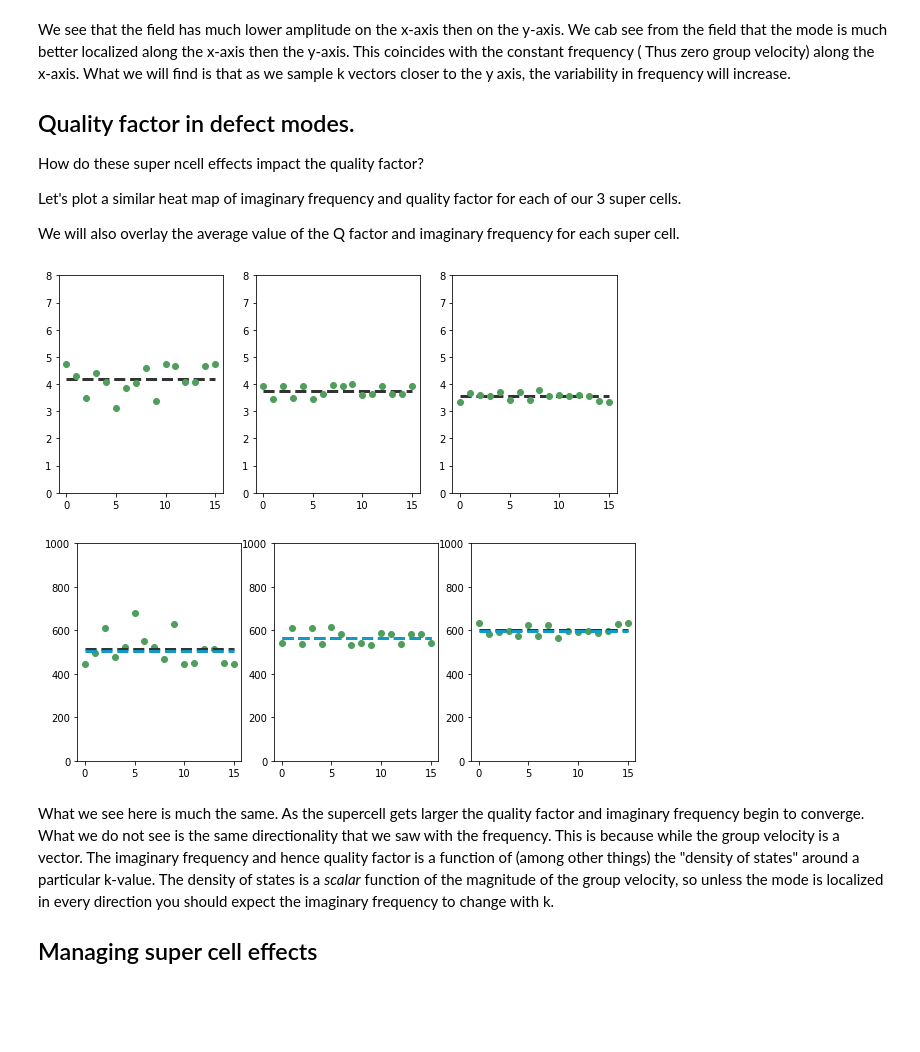
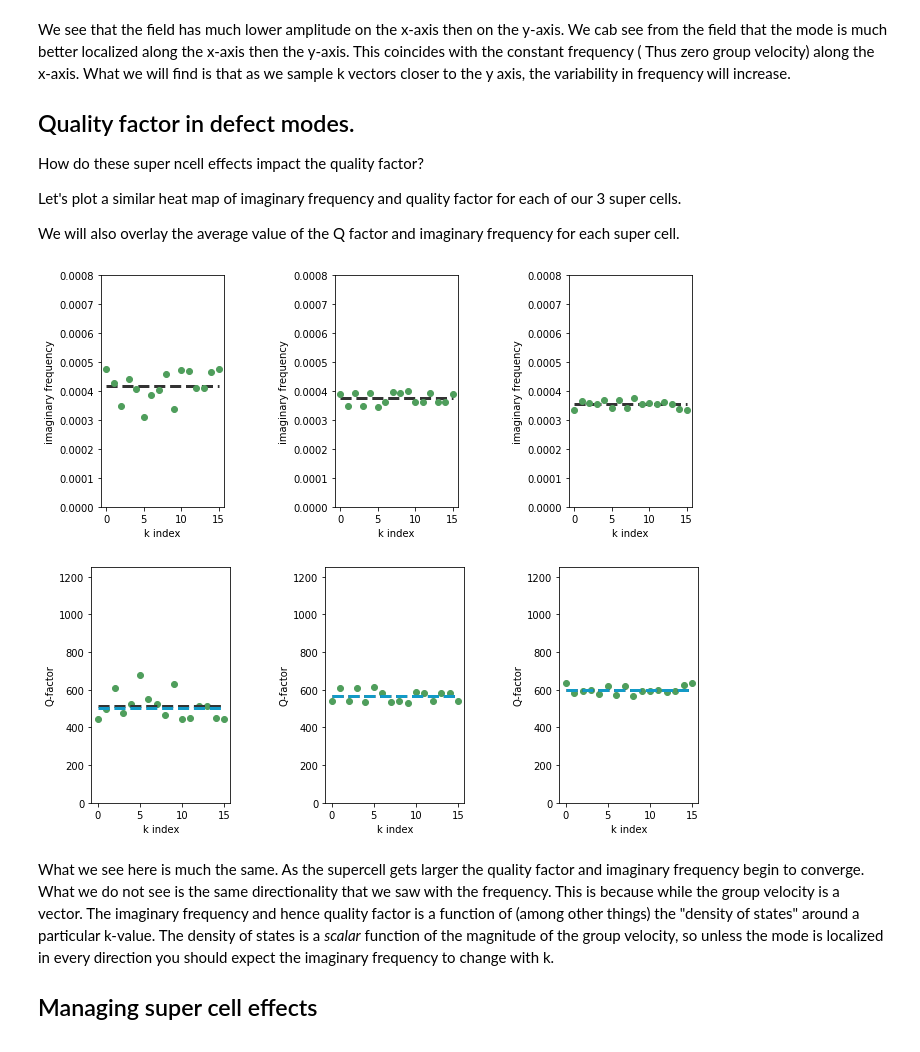
Before and after one commit to ENPH-2113-Silicon-Photonics/legume, a Jupyter notebook: chickpea_docs/04_Localization_and_Supercell_Effects.ipynb, the cells around one changed output. Cells and saved outputs as stored; diff of their text form; code cells hidden in the pictures; blank space fills up the shorter version.

```diff
--- a/chickpea_docs/04_Localization_and_Supercell_Effects.ipynb
+++ b/chickpea_docs/04_Localization_and_Supercell_Effects.ipynb
@@ -169,10 +169,11 @@ fig, ax = plt.subplots(1,3)
 for i, cma in enumerate(cmas):
 
     ax[i].plot(kinds[i],freqs[i], marker='^', color='#4f9e5c', linewidth=0)
-    ax[i].xlabel('Wave vector')
-    ax[i].ylabel('Frequency')
+    ax[i].set_xlabel('Wave vector')
+    ax[i].set_ylabel('Frequency')
 
 
     ax[i].set_ylim(bottom=0.41, top=0.435)
+fig.tight_layout()
 fig.set_size_inches(10,4)
 # %% [output]
@@ -219,41 +220,42 @@ We will also overlay the average value of the Q factor and imaginary frequency f
 # %%
 # Construct the figures:
 Q=freqs/2/freqs_im
 
 fig_if, ax_if = plt.subplots(1,3)
 fig_Q, ax_Q = plt.subplots(1,3)
 
 for i, cma in enumerate(cmas):
         mean_im_freq = np.mean(freqs_im[i])
         mean_im_freq_array = np.ones(kinds[i].shape)*mean_im_freq
         # Normalize kinds to plot over
-        ax_if[i].plot(kinds[i], mean_im_freq_array*10e3, color='#333333', linestyle='dashed', linewidth=3)
+        ax_if[i].plot(kinds[i], mean_im_freq_array, color='#333333', linestyle='dashed', linewidth=3)
 
-        ax_if[i].plot(kinds[i], freqs_im[i]*10e3, marker='o', color='#4f9e5c', linewidth=0)
-        ax_if[i].xlabel('k index')
-        ax_if[i].ylabel('imaginary frequency')
-        ax_if[i].set_ylim(0,8)
+        ax_if[i].plot(kinds[i], freqs_im[i], marker='o', color='#4f9e5c', linewidth=0)
+        ax_if[i].set_xlabel('k index')
+        ax_if[i].set_ylabel('imaginary frequency')
+        ax_if[i].set_ylim(0,8e-4)
 
         # Quality factor
         mean_Q = np.mean(Q[i])
         mean_Q_2 = np.mean(freqs[i])/2/mean_im_freq
 
         mean_Q_array=np.ones(kinds[i].shape)*mean_Q
         mean_Q2_array=np.ones(kinds[i].shape)*mean_Q_2
         # Normalize kinds to plot over
         ax_Q[i].plot(kinds[i], Q[i], marker='o', color='#4f9e5c', linewidth=0)
         ax_Q[i].plot(kinds[i], mean_Q_array, color='#333333', linestyle='dashed', linewidth=3)
         ax_Q[i].plot(kinds[i], mean_Q2_array, color='#129ac7', linestyle='dashed', linewidth=3)
-        ax_Q[i].xlabel('k index')
-        ax_Q[i].ylabel('Q-factor')
-        ax_Q[i].set_ylim(0,1000)
+        ax_Q[i].set_xlabel('k index')
+        ax_Q[i].set_ylabel('Q-factor')
+        ax_Q[i].set_ylim(0,1250)
 
-
+fig_if.tight_layout()
 fig_if.set_size_inches(10,4)
+fig_Q.tight_layout()
 fig_Q.set_size_inches(10,4)
 # %% [output]
-[figure, old version]
+[figure, new version]
-[figure, old version]
+[figure, new version]
 # %% [markdown]
 What we see here is much the same. As the supercell gets larger the quality factor and
 imaginary frequency begin to converge. What we do not see is the same directionality that we saw with the
```
Also changed, not shown: parts of 3 cells of this notebook, 3 other files.
